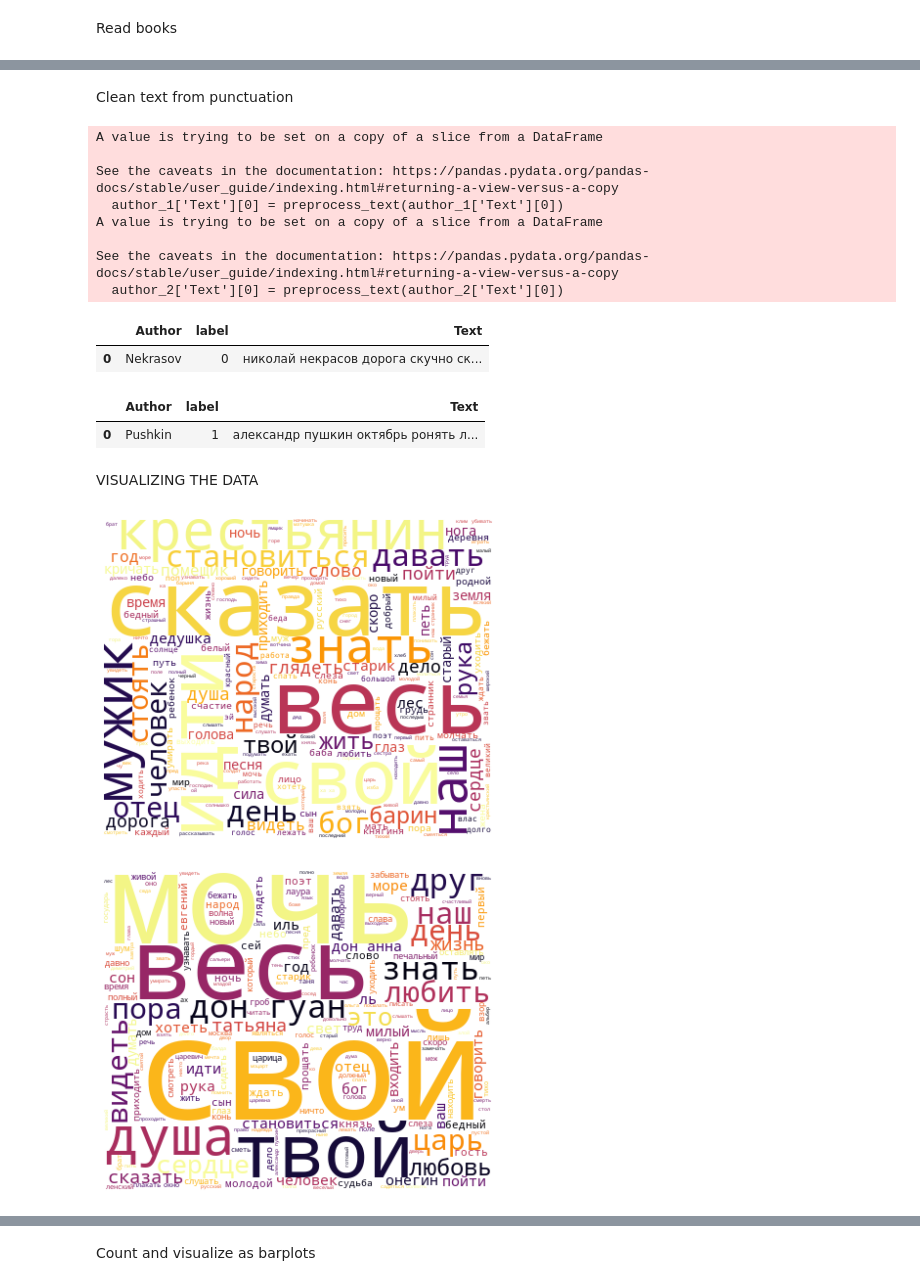
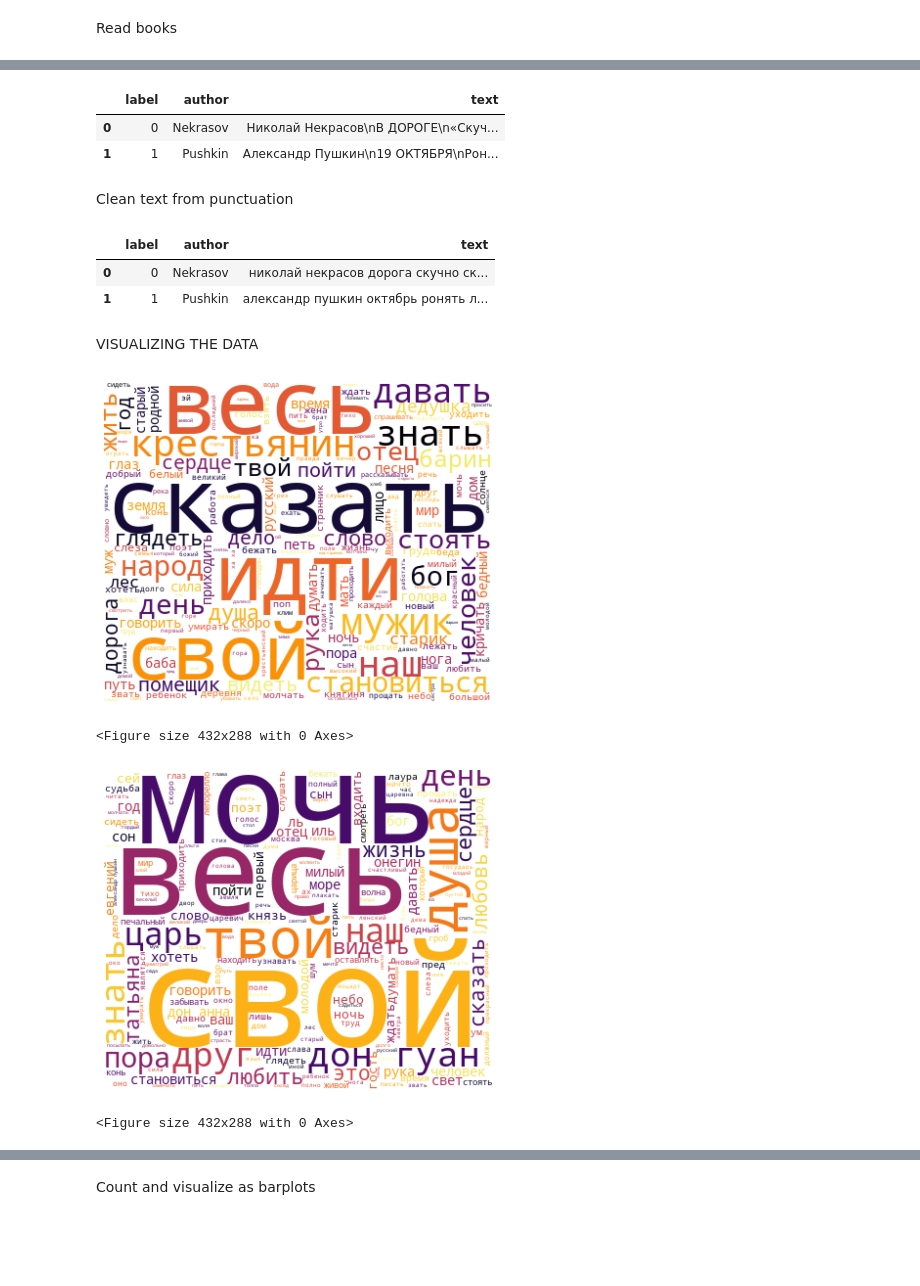
Before and after one commit to kmaltcev/NLP-BiLSTM-model, a Jupyter notebook: CNN_BiLSTM.ipynb, the cells around one changed output, grey strips where cells are left out. Drawn from its saved outputs; the diff is of its cells as text; code cells hidden in the pictures; blank space fills up the shorter version.

```diff
--- a/CNN_BiLSTM.ipynb
+++ b/CNN_BiLSTM.ipynb
@@ -64,58 +34,28 @@ author_2.head()
+# %%
+name_A = "Nekrasov"
+name_B = "Pushkin"
+
+dataset = Dataset([name_A, name_B])
+dataset.data
+# %% [output]
+|  | label | author | text |
+| 0 | 0 | Nekrasov | Николай Некрасов\nВ ДОРОГЕ\n«Скуч... |
+| 1 | 1 | Pushkin | Александр Пушкин\n19 ОКТЯБРЯ\nРон... |
 # %% [markdown]
 Clean text from punctuation
-# %%
-russian_stopwords = stopwords.words('russian')
-mystem = Mystem()
-
-def preprocess_text(text):
-    text = re.sub(r'[^ЁёА-я\s]', ' ', text)
-    text = ' '.join([w for w in text.split() if len(w) > 1])
-    text = re.sub(r' {2,}', ' ', text)
-    lemmas = mystem.lemmatize(text.lower())
-    tokens = [token for token in lemmas if token not in russian_stopwords
-              and token != " "
-              and token.strip() not in punctuation]
-
-    text = " ".join(tokens)
-    return text
-
-
-author_1['Text'][0] = preprocess_text(author_1['Text'][0])
-author_2['Text'][0] = preprocess_text(author_2['Text'][0])
-authors = [author_1, author_2]
-
-author_1.head()
-# %% [output]
-A value is trying to be set on a copy of a slice from a DataFrame
-
-See the caveats in the documentation: https://pandas.pydata.org/pandas-docs/stable/user_guide/indexing.html#returning-a-view-versus-a-copy
-  author_1['Text'][0] = preprocess_text(author_1['Text'][0])
-A value is trying to be set on a copy of a slice from a DataFrame
-
-See the caveats in the documentation: https://pandas.pydata.org/pandas-docs/stable/user_guide/indexing.html#returning-a-view-versus-a-copy
-  author_2['Text'][0] = preprocess_text(author_2['Text'][0])
-|  | Author | label | Text |
-| 0 | Nekrasov | 0 | николай некрасов дорога скучно ск... |
-# %%
-author_2.head()
-# %% [output]
-|  | Author | label | Text |
-| 0 | Pushkin | 1 | александр пушкин октябрь ронять л... |
+# %%
+dataset.preprocess()
+dataset.data
+# %% [output]
+|  | label | author | text |
+| 0 | 0 | Nekrasov | николай некрасов дорога скучно ск... |
+| 1 | 1 | Pushkin | александр пушкин октябрь ронять л... |
 # %% [markdown]
 VISUALIZING THE DATA
-# %%
-for book in authors:
-    wordcloud = WordCloud(background_color="white",
-                          stopwords=russian_stopwords,
-                          mode="RGBA",
-                          width=400,
-                          height=330,
-                          colormap='inferno').generate(book['Text'][0])
-    # Display the generated image:
-    plt.figure(figsize=[7, 7])
-    plt.imshow(wordcloud, interpolation='bilinear')
-    plt.axis("off")
-    plt.show()
-# %% [output]
-[figure, removed]
-[figure, removed]
+# %%
+plot_words_cloud(dataset.data)
+# %% [output]
+[figure, added]
+<Figure size 432x288 with 0 Axes>
+[figure, added]
+<Figure size 432x288 with 0 Axes>
```
Also changed, not shown: parts of 35 cells of this notebook, 24 other files.
